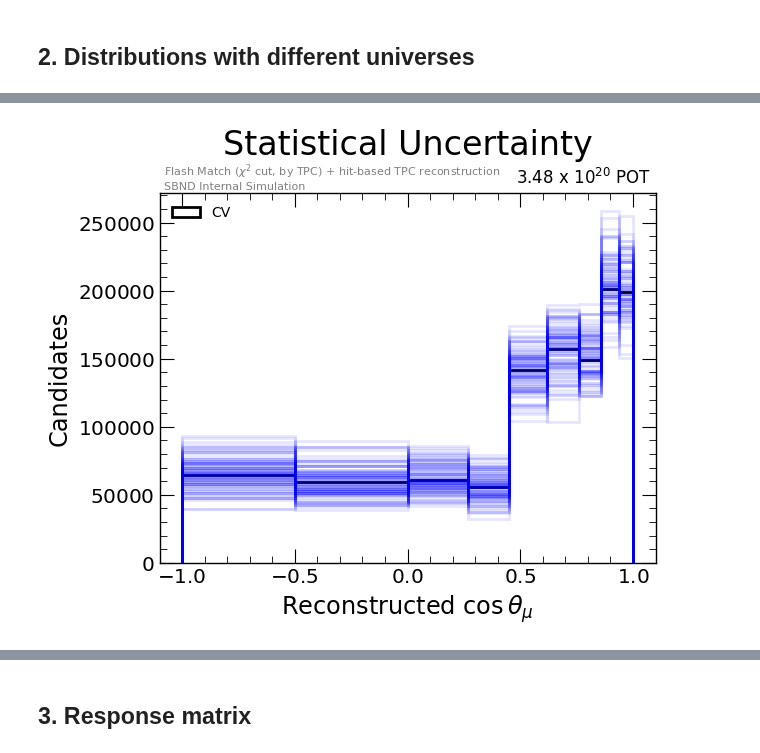
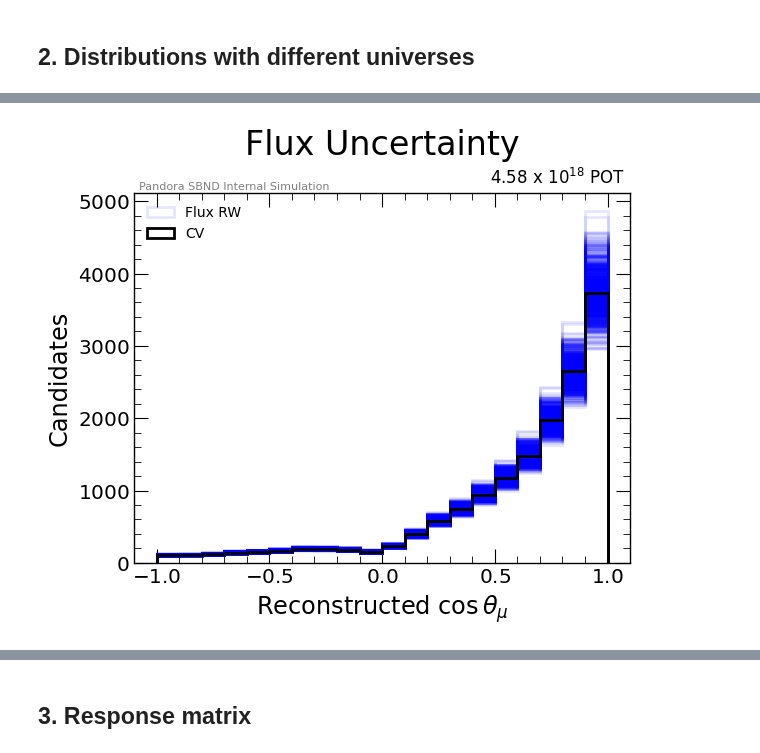
Before and after one commit to sungbinoh/cafpyana, a Jupyter notebook: analysis_village/numuincl/unfolding2.ipynb, the cells around one changed output, grey strips where cells are left out. Cells and saved outputs as stored; diff of their text form; code cells hidden in the pictures.

```diff
--- a/analysis_village/numuincl/unfolding2.ipynb
+++ b/analysis_village/numuincl/unfolding2.ipynb
@@ -137,14 +146,14 @@ data POT: 4.58 x 10$^{18}$ POT, mc POT: 0.00e+00, offbeam livetime: 1.21e+06, da
 # %%
 #MC_FNAME = 'mc_small.df'
-slc = CAFSlice.load(f"{DATA_DIR}/{MC_FNAME}",key='pandora')
-slc_signal = CAFSlice.load(f"{DATA_DIR}/{MC_FNAME}",key='pandora_signal')
+slc = CAFSlice.load(f"{DATA_DIR}/{MC_FNAME}",key='pandora',filter_univ=False)
+slc_signal = CAFSlice.load(f"{DATA_DIR}/{MC_FNAME}",key='pandora_signal',filter_univ=False)
 
-inter = CAFInteraction.load(f"{DATA_DIR}/{MC_FNAME}",key='spine')
-inter_signal = CAFInteraction.load(f"{DATA_DIR}/{MC_FNAME}",key='spine_signal')
+# inter = CAFInteraction.load(f"{DATA_DIR}/{MC_FNAME}",key='spine')
+# inter_signal = CAFInteraction.load(f"{DATA_DIR}/{MC_FNAME}",key='spine_signal')
 mcnu = NU.load(f"{DATA_DIR}/{MC_FNAME}",key='mcnu')
 #PLOT_DIR += '_small'
 
-#slc_data = CAFSlice.load(f"{DATA_DIR}/{DATA_FNAME.replace('.df','_postprocess.df')}",key='pandora')
+slc_data = CAFSlice.load(f"{DATA_DIR}/{DATA_CUT_FNAME}",key='pandora')
 #inter_data = CAFInteraction.load(f"{DATA_DIR}/{DATA_FNAME.replace('.df','_postprocess.df')}",key='spine')
 # %% [markdown]
 ### 1.1 Rescale to MC POT (optional)
@@ -205,22 +246,29 @@ Xsec unit: 1.342824144508688e-43
 # %%
 #Costheta
-stat_weights = slc.data.truth.stat.values
+#stat_weights = slc.data.truth.stat.values
+flux_weights = slc.data.truth.Flux.values
+xsec_weights = slc.data.truth.GENIE.values
 genweights = slc.data.genweight.values
 reco_costheta = slc.data.mu.pfp.trk.costheta
 true_costheta = slc.data.truth.mu.dir.z
+data_costheta = slc_data.data.mu.pfp.trk.costheta
 
-stat_weights_sel = slc_selected_signal.data.truth.stat.values
+#stat_weights_sel = slc_selected_signal.data.truth.stat.values
+flux_weights_sel = slc_selected_signal.data.truth.Flux.values
+xsec_weights_sel = slc_selected_signal.data.truth.GENIE.values
 genweights_sel = slc_selected_signal.data.genweight.values
 true_sel_costheta = slc_selected_signal.data.truth.mu.dir.z
 reco_sel_costheta = slc_selected_signal.data.mu.pfp.trk.costheta
 
-stat_weights_sig = slc_signal.data.truth.stat.values
+#stat_weights_sig = slc_signal.data.truth.stat.values
+flux_weights_sig = slc_signal.data.truth.Flux.values
+xsec_weights_sig = slc_signal.data.truth.GENIE.values
 genweights_sig = slc_signal.data.genweight.values
 true_sig_costheta = slc_signal.data.truth.mu.dir.z
 reco_sig_costheta = slc_signal.data.mu.pfp.trk.costheta
 
-#costheta_bins = np.array([-1,0,1])
-costheta_bins = COSTHETA_BINS
+#costheta_bins = COSTHETA_BINS
+costheta_bins = np.arange(-1,1.1,0.1)
 costheta_centers = (costheta_bins[:-1] + costheta_bins[1:])/2.
 
 label_y_shift = 0.
@@ -231,15 +290,17 @@ genweights_sig[0],genweights_sel[0]
 # %%
 fig,ax = plt.subplots()
-ax.hist(reco_costheta,bins=costheta_bins,weights=genweights,label='CV',histtype='step',color='black',alpha=1.)
-for i,_weights in enumerate(stat_weights.T):
-  ax.hist(reco_costheta,weights=_weights*genweights,bins=costheta_bins,histtype='step',color='blue',alpha=0.1)
-
+for i,_weights in enumerate(flux_weights_sig.T):
+  if i == 0:
+    ax.hist(reco_sig_costheta,weights=_weights*genweights_sig,bins=costheta_bins,label='Flux RW',histtype='step',color='blue',alpha=0.1)
+  else:
+    ax.hist(reco_sig_costheta,weights=_weights*genweights_sig,bins=costheta_bins,histtype='step',color='blue',alpha=0.1)
+ax.hist(reco_sig_costheta,bins=costheta_bins,weights=genweights_sig,label='CV',histtype='step',color='black',alpha=1.)
 ax.set_xlabel(r'Reconstructed $\cos\theta_{\mu}$')
 ax.set_ylabel('Candidates')
 ax.legend()
-ax.set_title('Statistical Uncertainty')
+ax.set_title('Flux Uncertainty')
 plotters.add_label(ax,POT_LABEL,where='toprightoutside',color='black',alpha=1.,fontsize=12)
 plotters.add_label(ax,PANDORA_QUALIFIER_INTERNAL_LABEL,where=(0.01,1.01+label_y_shift),fontsize=8,color='gray')
-plotters.save_plot('reco_costheta_univs',fig=fig,folder_name=f'{PLOT_DIR}/stat/pandora')
+plotters.save_plot('reco_costheta_univs',fig=fig,folder_name=f'{PLOT_DIR}/flux/pandora')
 # %% [output]
-[figure, old version]
+[figure, new version]
```
Also changed, not shown: parts of 81 cells of this notebook, 28 other files.
